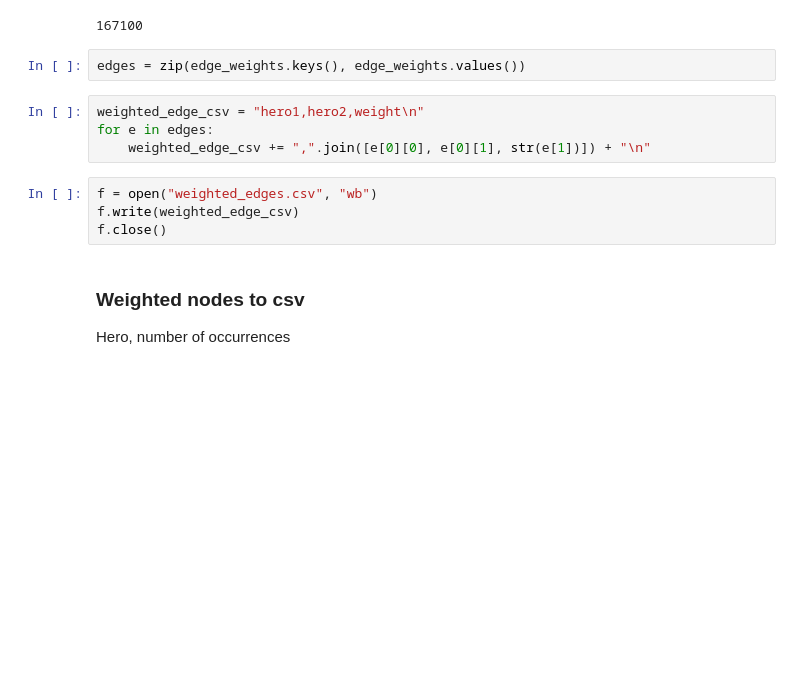
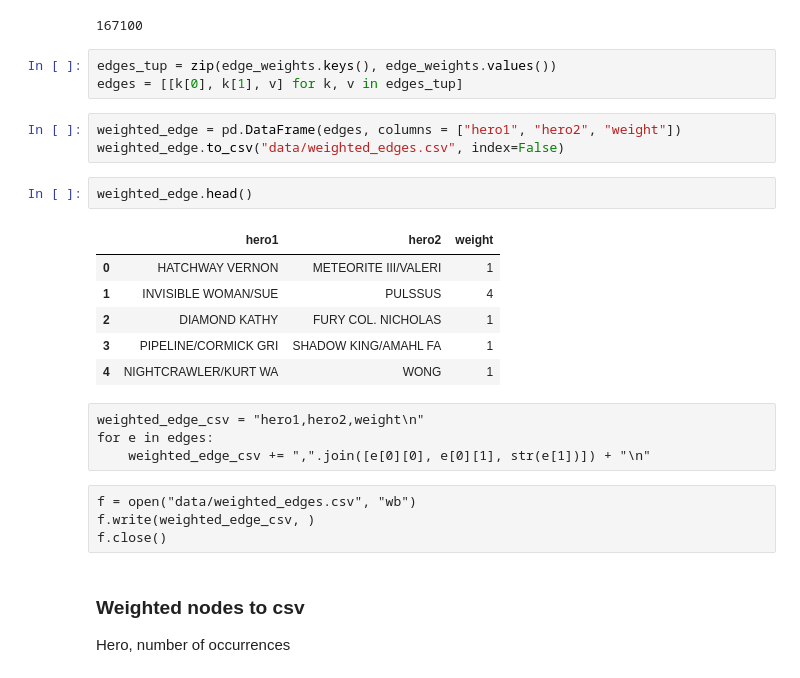
Before and after one commit to tjpell/marvel-comic-social-network, a Jupyter notebook: Marvel_Network.ipynb, the cells around one changed output. Saved outputs shown, nothing was run; the diff lists cells and outputs as text; blank space fills up the shorter version.

```diff
--- a/Marvel_Network.ipynb
+++ b/Marvel_Network.ipynb
@@ -59,16 +68,29 @@ Hero 1, hero 2, number of co-occurrences
 len(edge_weights.keys())
 # %% [output]
 167100
-# %%
-edges = zip(edge_weights.keys(), edge_weights.values())
-# %%
-weighted_edge_csv = "hero1,hero2,weight\n"
-for e in edges:
-    weighted_edge_csv += ",".join([e[0][0], e[0][1], str(e[1])]) + "\n"
-# %%
-f = open("weighted_edges.csv", "wb")
-f.write(weighted_edge_csv)
-f.close()
+# %%
+edges_tup = zip(edge_weights.keys(), edge_weights.values())
+edges = [[k[0], k[1], v] for k, v in edges_tup]
+# %%
+weighted_edge = pd.DataFrame(edges, columns = ["hero1", "hero2", "weight"])
+weighted_edge.to_csv("data/weighted_edges.csv", index=False)
+# %%
+weighted_edge.head()
+# %% [output]
+|  | hero1 | hero2 | weight |
+| 0 | HATCHWAY VERNON | METEORITE III/VALERI | 1 |
+| 1 | INVISIBLE WOMAN/SUE | PULSSUS | 4 |
+| 2 | DIAMOND KATHY | FURY COL. NICHOLAS | 1 |
+| 3 | PIPELINE/CORMICK GRI | SHADOW KING/AMAHL FA | 1 |
+| 4 | NIGHTCRAWLER/KURT WA | WONG | 1 |
+# %% [raw]
+weighted_edge_csv = "hero1,hero2,weight\n"
+for e in edges:
+    weighted_edge_csv += ",".join([e[0][0], e[0][1], str(e[1])]) + "\n"
+# %% [raw]
+f = open("data/weighted_edges.csv", "wb")
+f.write(weighted_edge_csv, )
+f.close()
 # %% [markdown]
 ### Weighted nodes  to csv
 Hero, number of occurrences
```
Also changed, not shown: parts of 63 cells of this notebook.
